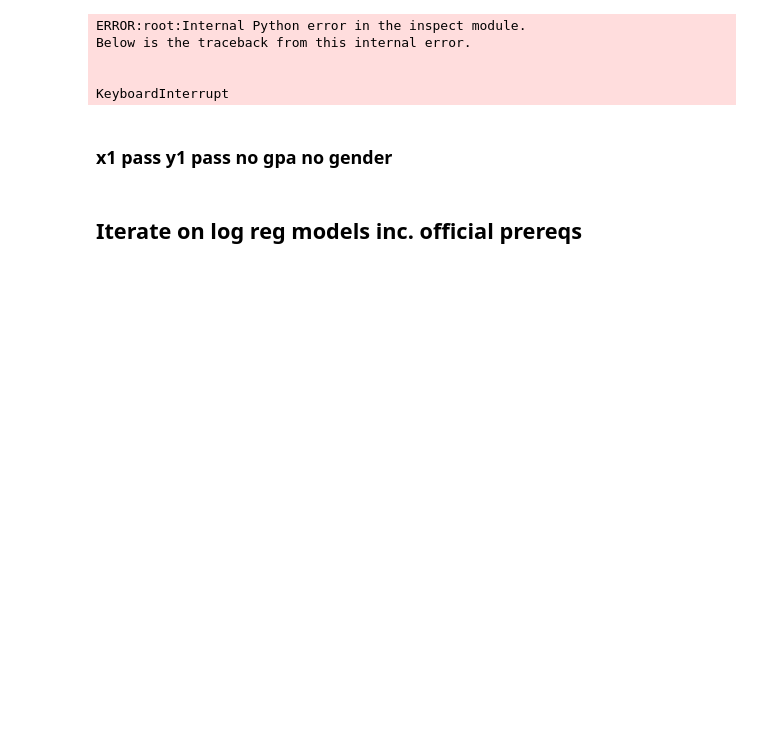
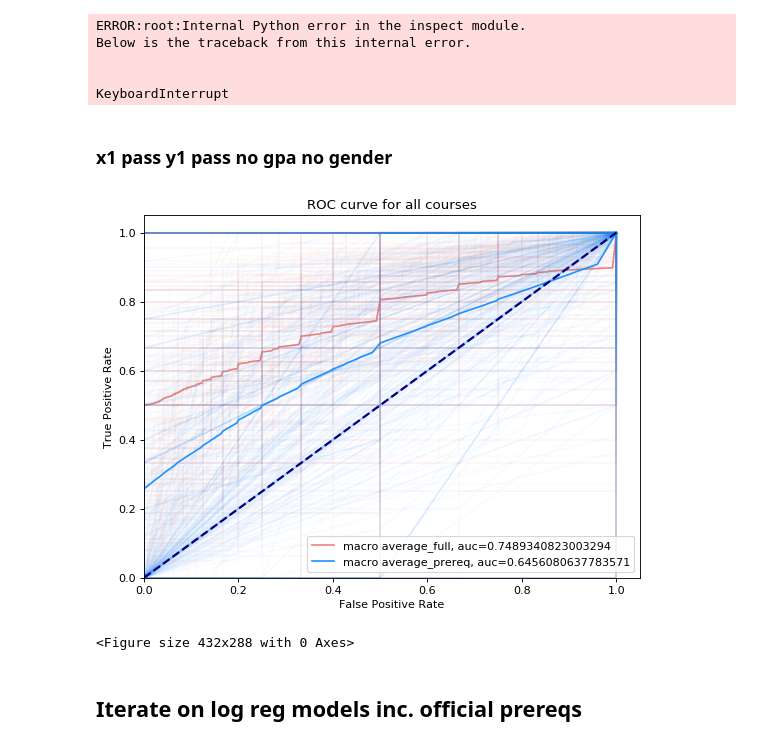
Before and after one commit to gmdavis1/carta-prereqs, a Jupyter notebook: models/wcc_logreg_prereqs_iterate.ipynb, the cells around one changed output. Cells and saved outputs as stored; diff of their text form; code cells hidden in the pictures; blank space fills up the shorter version.

```diff
--- a/models/wcc_logreg_prereqs_iterate.ipynb
+++ b/models/wcc_logreg_prereqs_iterate.ipynb
@@ -705,7 +690,7 @@ def plot_roc(full_results, prereq_results, pathname):
         auc_i = course_data[auc_pos]
         fpr.append(fpr_i)
         tpr.append(tpr_i)
-        plt.plot(fpr_i,tpr_i, color='lightcoral', alpha=0.2)
+        plt.plot(fpr_i,tpr_i, color='lightcoral', alpha=0.03)
 
     # Plot macro average for full
     # First aggregate all false positive rates
@@ -729,34 +714,38 @@ def plot_roc(full_results, prereq_results, pathname):
         tpr_i = course_data[tpr_pos]
         auc_i = course_data[auc_pos]
         fpr.append(fpr_i)
         tpr.append(tpr_i)
-        plt.plot(fpr_i,tpr_i, color='dodgerblue', alpha=0.2)
+        plt.plot(fpr_i,tpr_i, color='dodgerblue', alpha=0.03)
 
 
     # Plot macro average for prereq
     # First aggregate all false positive rates
     all_fpr = np.unique(np.concatenate([fpr[i] for i in range(len(prereq_results))]))
     # Then interpolate all ROC curves at this points
     mean_tpr = np.zeros_like(all_fpr)
     for i in range(len(prereq_results)):
         mean_tpr += interp(all_fpr, fpr[i], tpr[i])
     # Finally average it and compute AUC
     mean_tpr /= len(prereq_results)
     fpr_macro = all_fpr
     tpr_macro = mean_tpr
     roc_auc_macro = auc(fpr_macro, tpr_macro)
     plt.plot(fpr_macro,tpr_macro,label="macro average_prereq, auc="+str(roc_auc_macro), color='dodgerblue', alpha=1)
 
     lw = 2
     plt.plot([0, 1], [0, 1], color='navy', lw=lw, linestyle='--')
     plt.xlim([0.0, 1.05])
     plt.ylim([0.0, 1.05])
     plt.xlabel('False Positive Rate')
     plt.ylabel('True Positive Rate')
     plt.title('ROC curve for all courses')
     plt.legend(loc="lower right")
     plt.show()
     plt.savefig("../results/" + PATHNAME + "_auc.png")
+plot_roc(results_full, results_prereq, PATHNAME)
+# %% [output]
+[figure, added]
+<Figure size 432x288 with 0 Axes>
 # %% [markdown]
 ## Iterate on log reg models inc. official prereqs
 # %%
```
Also changed, not shown: parts of 2 cells of this notebook, 3 other files.
